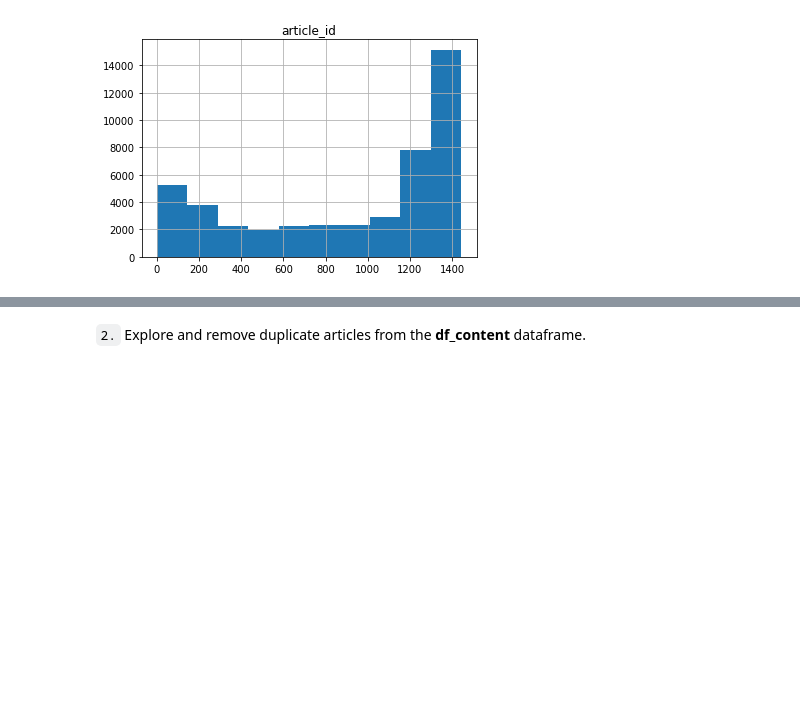
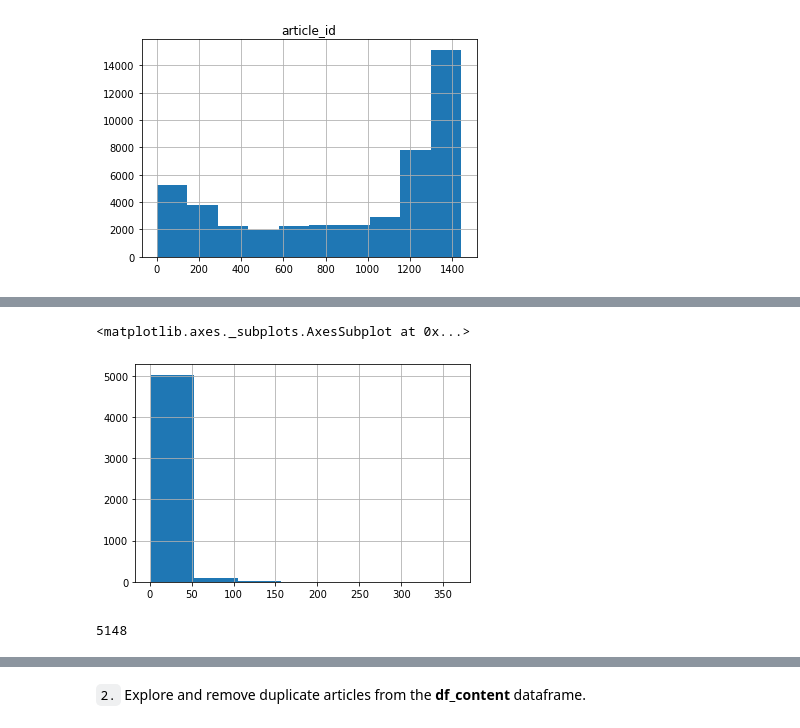
Before and after one commit to deacona/DSND_Term2, a Jupyter notebook: project_files/Recommendations_with_IBM/Recommendations_with_IBM.ipynb, the cells around one changed output, grey strips where cells are left out. Saved outputs shown, nothing was run; the diff lists cells and outputs as text; code cells hidden in the pictures; blank space fills up the shorter version.

```diff
--- a/project_files/Recommendations_with_IBM/Recommendations_with_IBM.ipynb
+++ b/project_files/Recommendations_with_IBM/Recommendations_with_IBM.ipynb
@@ -78,0 +84,9 @@ array([[<matplotlib.axes._subplots.AxesSubplot object at 0x...>]],
+# %%
+df.groupby(["email"]).size().hist(bins=7) #.value_counts().hist()
+# %% [output]
+<matplotlib.axes._subplots.AxesSubplot at 0x...>
+[figure, added]
+# %%
+len(df.groupby(["email"]))
+# %% [output]
+5148
```
Also changed, not shown: parts of 22 cells of this notebook.
